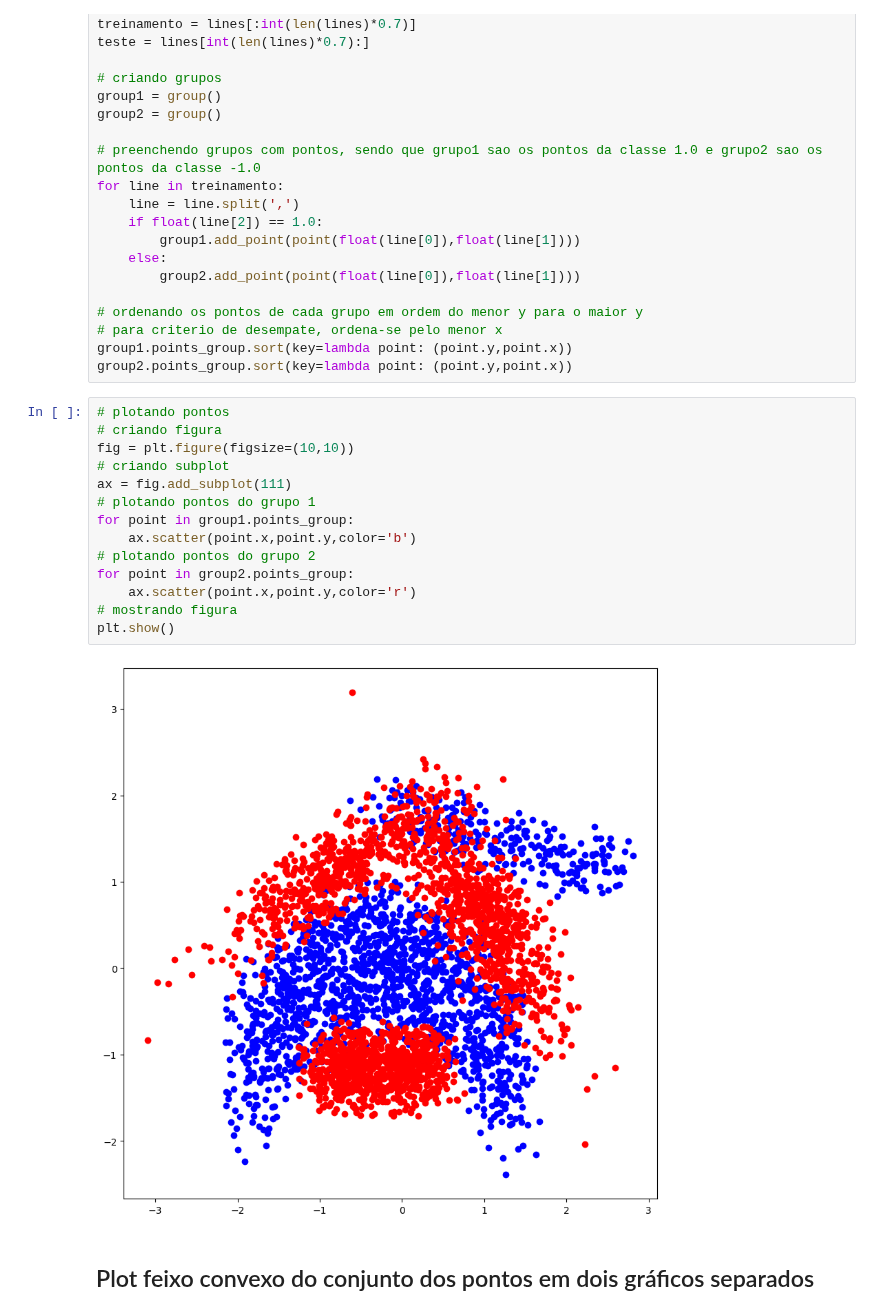
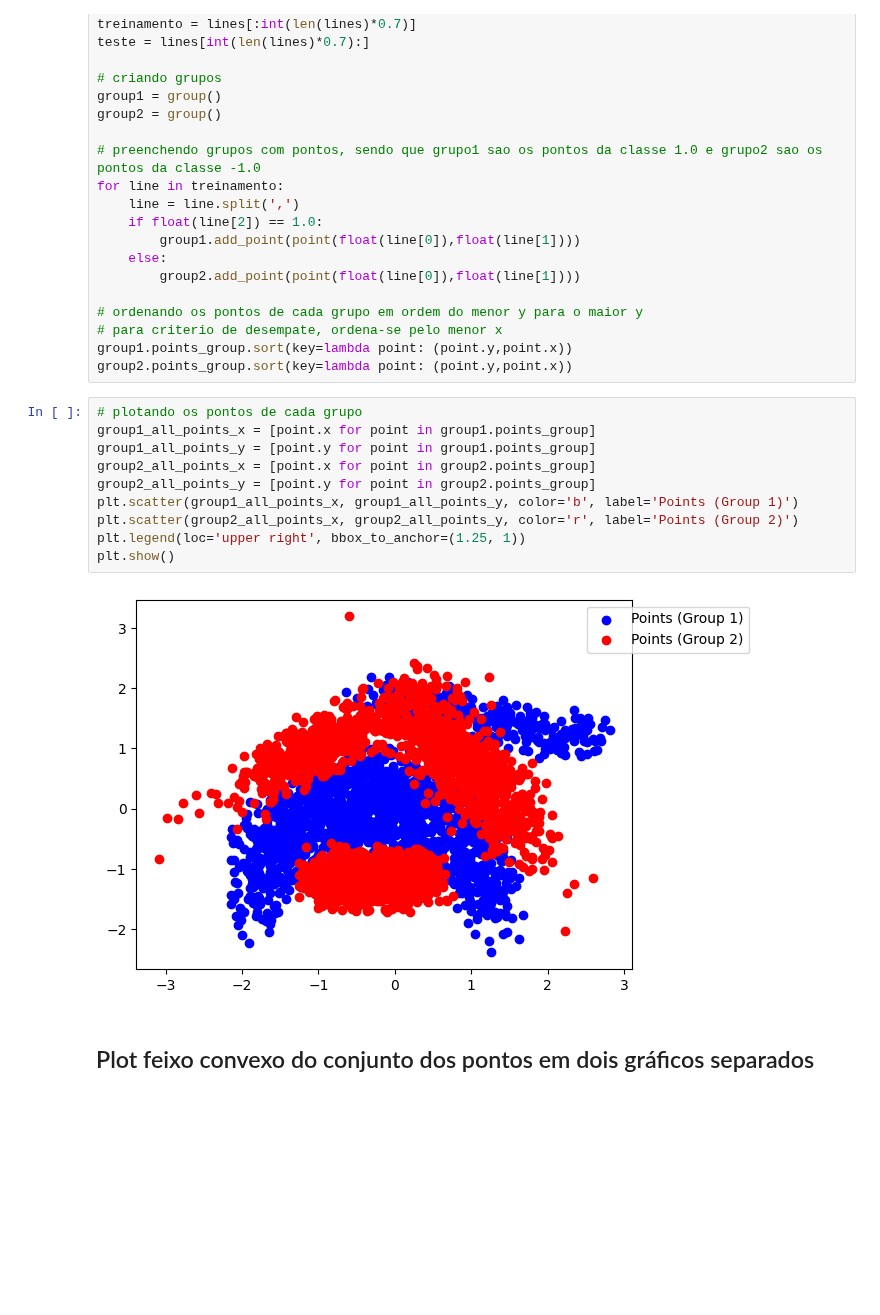
Before and after one commit to LeoOMaia/ALG-2, a Jupyter notebook: trabson.ipynb, the cells around one changed output. Cells and saved outputs as stored; diff of their text form; blank space fills up the shorter version.

```diff
--- a/trabson.ipynb
+++ b/trabson.ipynb
@@ -46,22 +46,18 @@ for line in treinamento:
 # para criterio de desempate, ordena-se pelo menor x
 group1.points_group.sort(key=lambda point: (point.y,point.x))
 group2.points_group.sort(key=lambda point: (point.y,point.x))
-# %%
-# plotando pontos
-# criando figura
-fig = plt.figure(figsize=(10,10))
-# criando subplot
-ax = fig.add_subplot(111)
-# plotando pontos do grupo 1
-for point in group1.points_group:
-    ax.scatter(point.x,point.y,color='b')
-# plotando pontos do grupo 2
-for point in group2.points_group:
-    ax.scatter(point.x,point.y,color='r')
-# mostrando figura
-plt.show()
-# %% [output]
-[figure, removed]
+# %%
+# plotando os pontos de cada grupo
+group1_all_points_x = [point.x for point in group1.points_group]
+group1_all_points_y = [point.y for point in group1.points_group]
+group2_all_points_x = [point.x for point in group2.points_group]
+group2_all_points_y = [point.y for point in group2.points_group]
+plt.scatter(group1_all_points_x, group1_all_points_y, color='b', label='Points (Group 1)')
+plt.scatter(group2_all_points_x, group2_all_points_y, color='r', label='Points (Group 2)')
+plt.legend(loc='upper right', bbox_to_anchor=(1.25, 1))
+plt.show()
+# %% [output]
+[figure, added]
 # %% [markdown]
 ## Plot feixo convexo do conjunto dos pontos em dois gráficos separados
 # %%
```
Also changed, not shown: parts of 6 cells of this notebook.
